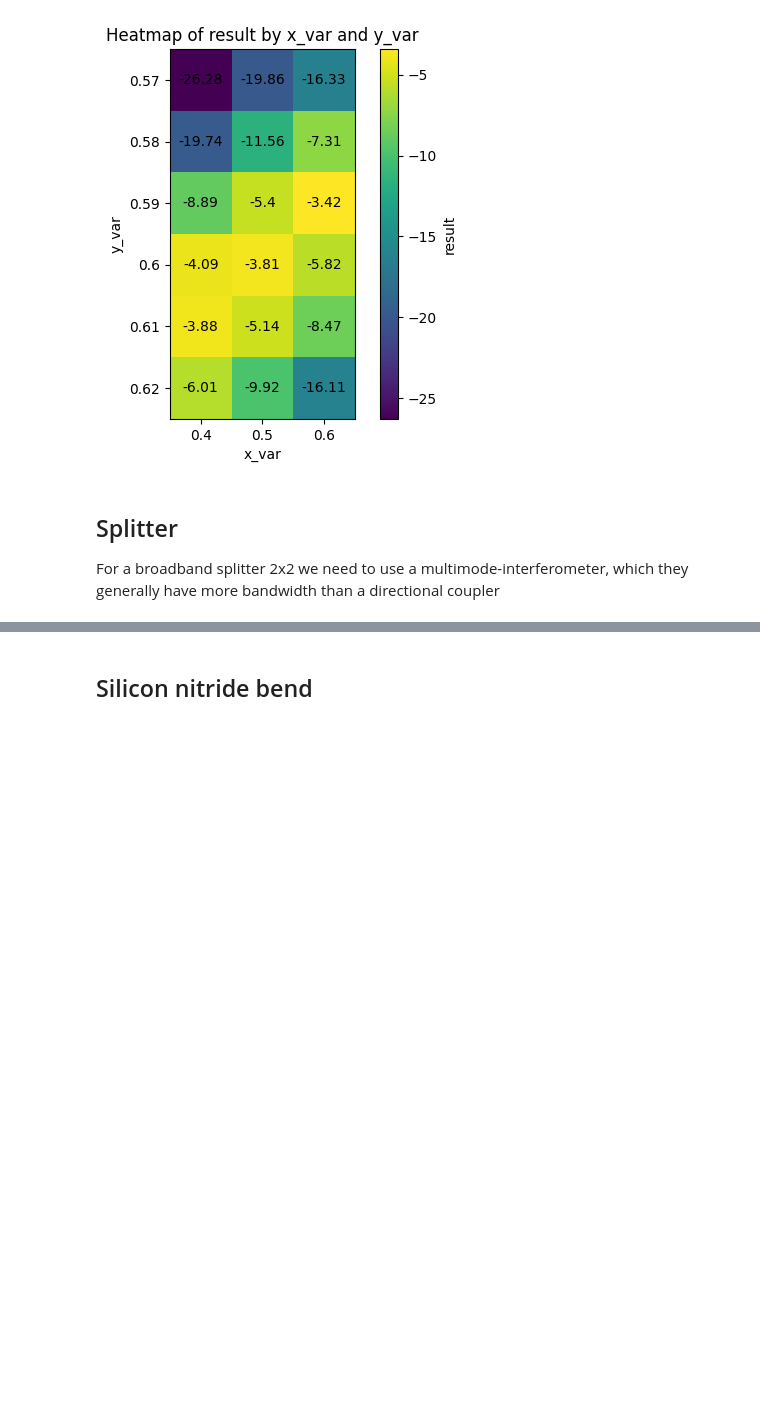
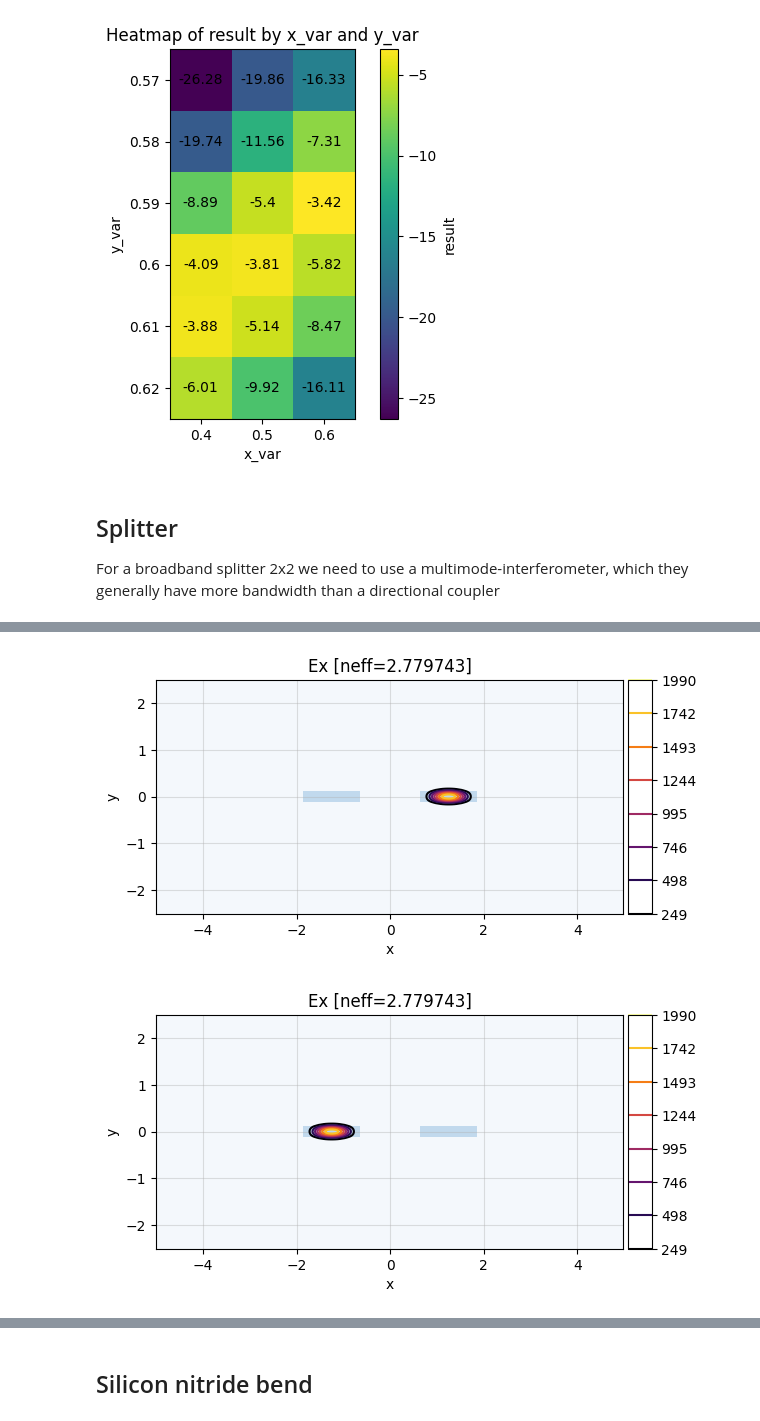
Before and after one commit to Arka-noid/sipho, a Jupyter notebook: simulations.ipynb, the cells around one changed output, grey strips where cells are left out. Cells and saved outputs as stored; diff of their text form; code cells hidden in the pictures; blank space fills up the shorter version.

```diff
--- a/simulations.ipynb
+++ b/simulations.ipynb
@@ -515,0 +613,18 @@ Tidy3dImportError: The feature 'local_eme' is not available with your license. P
+# %%
+num_modes = 30
+
+modes: list[list[mw.Mode]] = []
+for cs in css:
+    modes_in_cs = mw.compute_modes(cs, num_modes=num_modes)
+    modes.append(modes_in_cs)
+
+def combine_modes(m1, m2):
+    return (m1 + m2) / np.sqrt(2), (m1 - m2) / np.sqrt(2)
+
+mode_p, mode_m = combine_modes(modes[2][0], modes[2][1])
+
+mw.visualize(mode_p, fields=["Ex"])
+mw.visualize(mode_m, fields=["Ex"])
+# %% [output]
+[figure, added]
+[figure, added]
```
Also changed, not shown: parts of 28 cells of this notebook, 2 other files.
